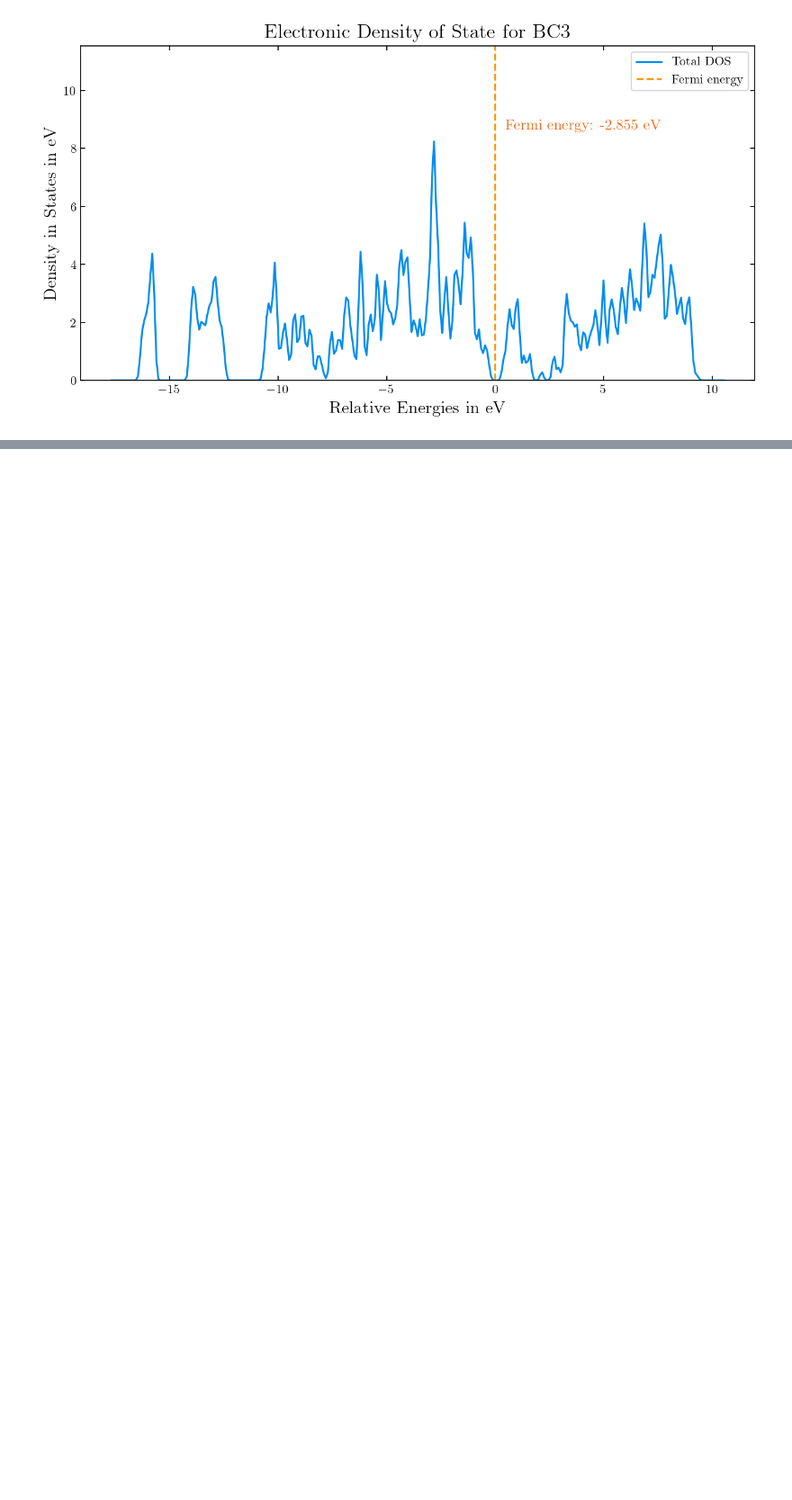
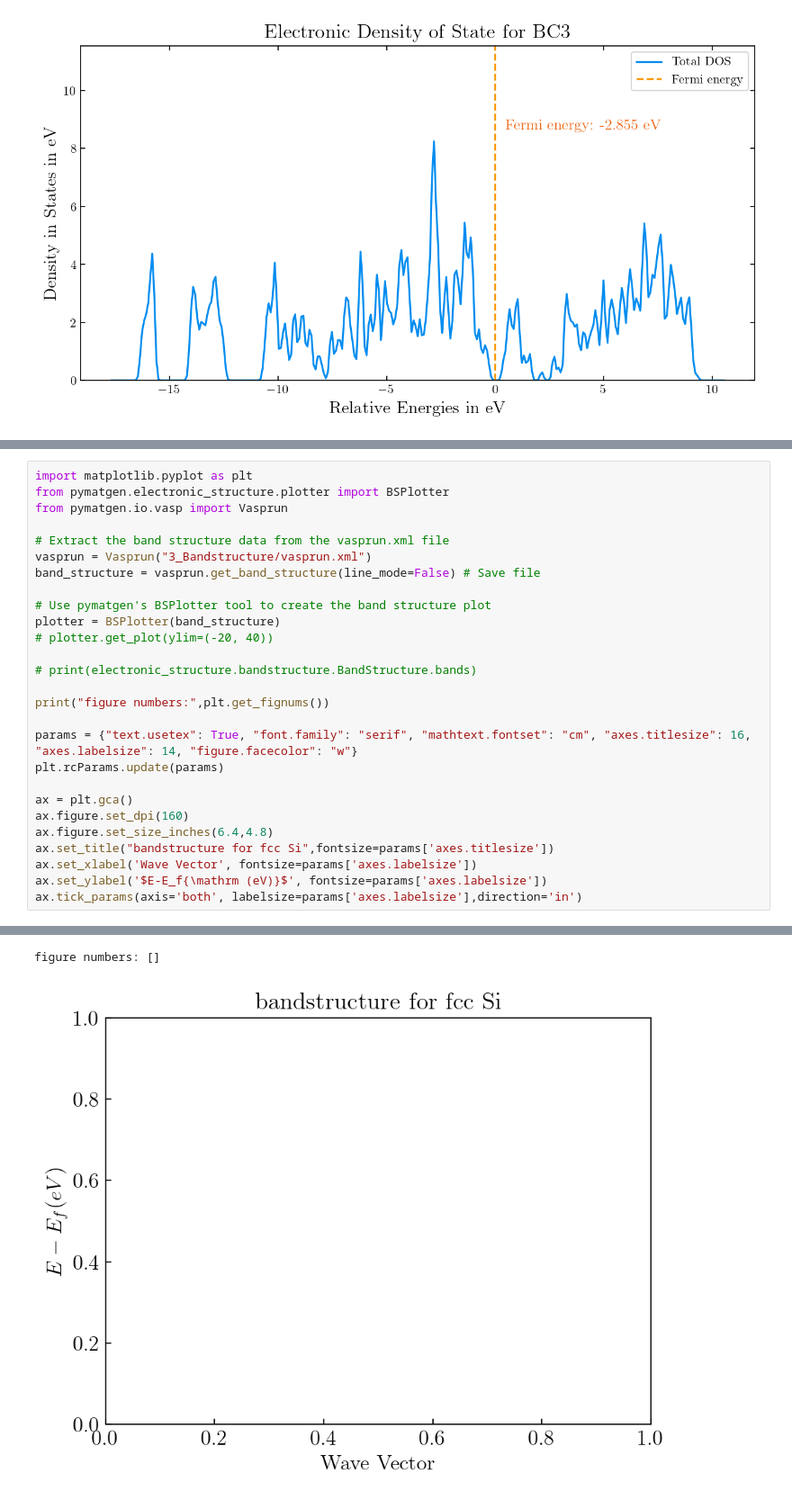
Before and after one commit to Photonico/CMP_Practice, a Jupyter notebook: VASP_g-BC3_20230526/Analysis.ipynb, the cells around one changed output, grey strips where cells are left out. Shown at 90% size. Cells and saved outputs as stored; diff of their text form; blank space fills up the shorter version.

```diff
--- a/VASP_g-BC3_20230526/Analysis.ipynb
+++ b/VASP_g-BC3_20230526/Analysis.ipynb
@@ -72,0 +77,28 @@ plt.show()
+# %%
+import matplotlib.pyplot as plt
+from pymatgen.electronic_structure.plotter import BSPlotter
+from pymatgen.io.vasp import Vasprun
+
+# Extract the band structure data from the vasprun.xml file
+vasprun = Vasprun("3_Bandstructure/vasprun.xml")
+band_structure = vasprun.get_band_structure(line_mode=False) # Save file
+
+# Use pymatgen's BSPlotter tool to create the band structure plot
+plotter = BSPlotter(band_structure)
+# plotter.get_plot(ylim=(-20, 40))
+
+# print(electronic_structure.bandstructure.BandStructure.bands)
+
+print("figure numbers:",plt.get_fignums())
+
+params = {"text.usetex": True, "font.family": "serif", "mathtext.fontset": "cm", "axes.titlesize": 16, "axes.labelsize": 14, "figure.facecolor": "w"}
+plt.rcParams.update(params)
+
+ax = plt.gca()
+ax.figure.set_dpi(160)
+ax.figure.set_size_inches(6.4,4.8)
+ax.set_title("bandstructure for fcc Si",fontsize=params['axes.titlesize'])
+ax.set_xlabel('Wave Vector', fontsize=params['axes.labelsize'])
+ax.set_ylabel('$E-E_f{\mathrm (eV)}$', fontsize=params['axes.labelsize'])
+ax.tick_params(axis='both', labelsize=params['axes.labelsize'],direction='in')
+# %% [output]
@@ -72,0 +113,2 @@ plt.show()
+figure numbers: []
+[figure, added]
```
Also changed, not shown: parts of 2 cells of this notebook.
